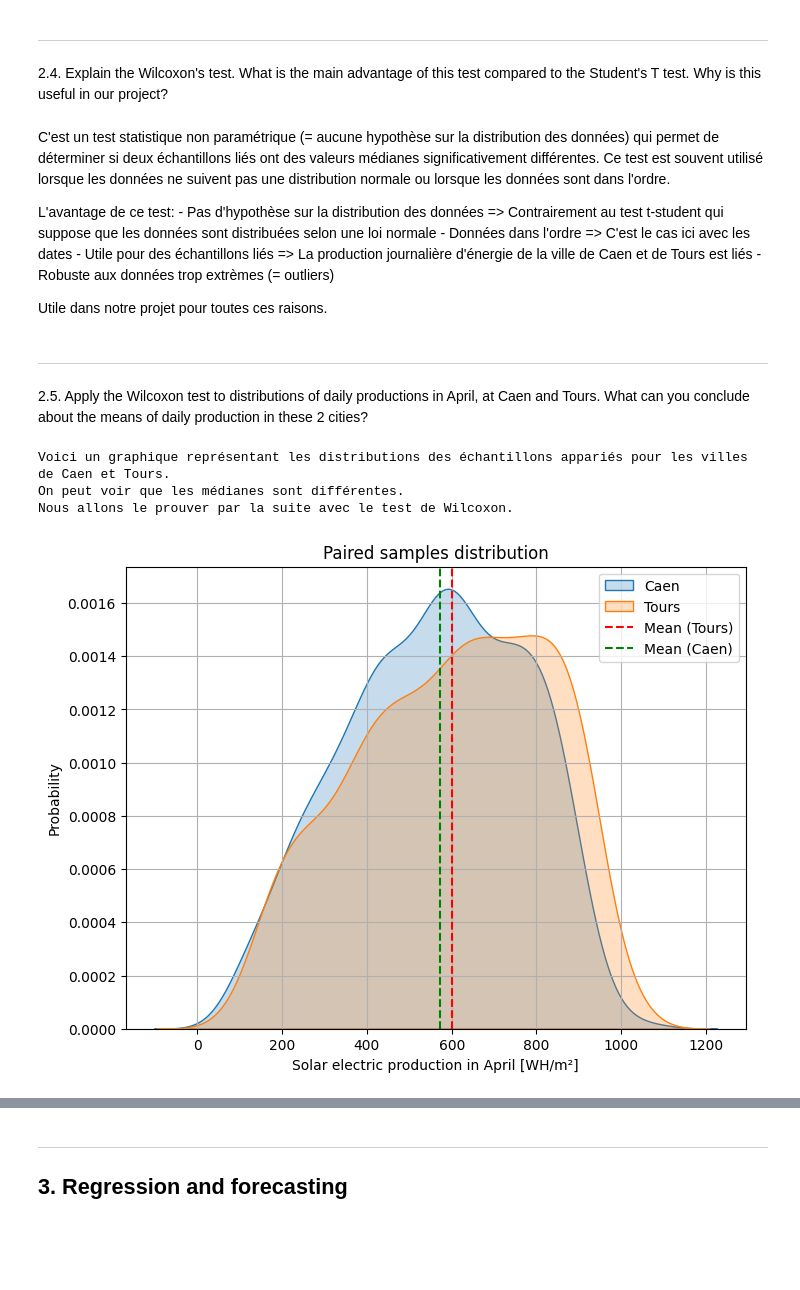
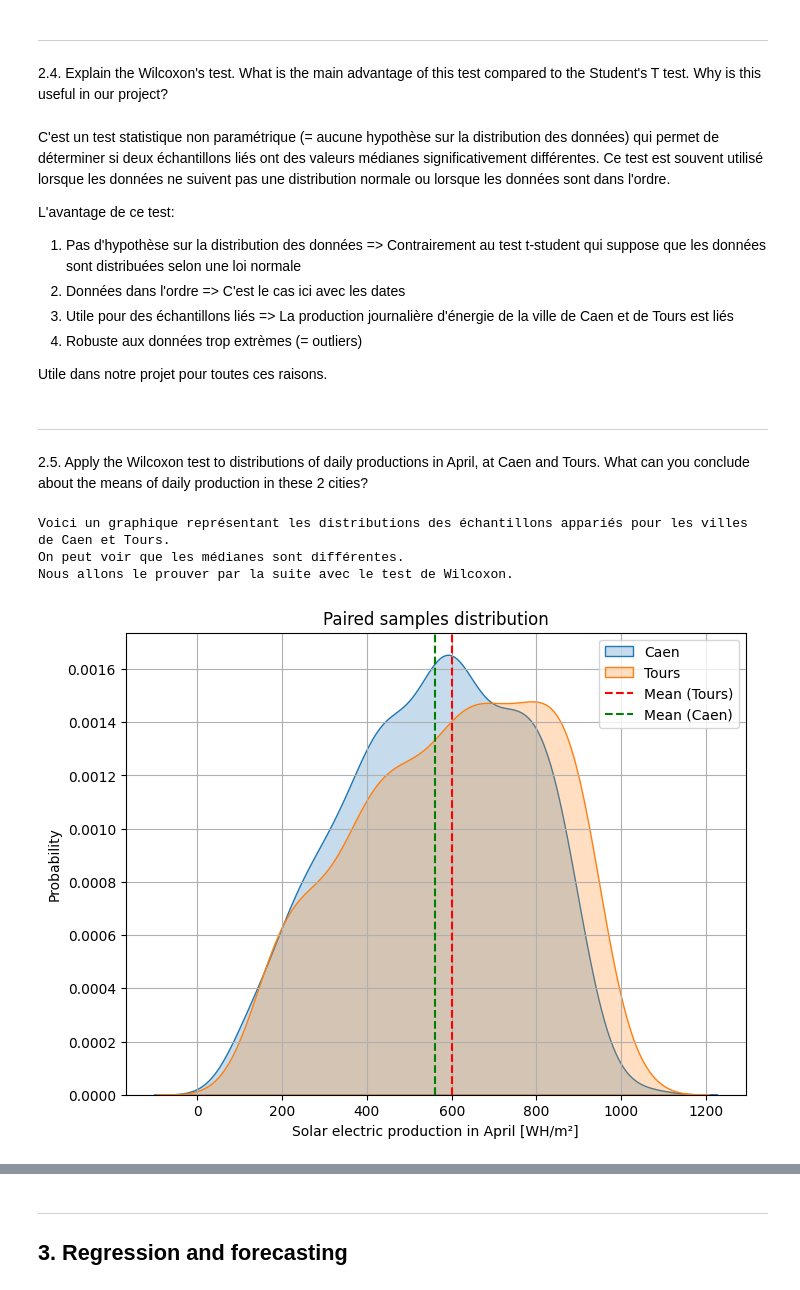
Before and after one commit to Mathis003/LEPL1109-Hackathons, a Jupyter notebook: Hackathon1.ipynb, the cells around one changed output, grey strips where cells are left out. Saved outputs shown, nothing was run; the diff lists cells and outputs as text; code cells hidden in the pictures; blank space fills up the shorter version.

```diff
--- a/Hackathon1.ipynb
+++ b/Hackathon1.ipynb
@@ -542,10 +542,11 @@ C'est un test statistique non paramétrique (= aucune hypothèse sur la distribu
 Ce test est souvent utilisé lorsque les données ne suivent pas une distribution normale ou lorsque les données sont dans l'ordre.
 
 L'avantage de ce test:
-    - Pas d'hypothèse sur la distribution des données => Contrairement au test t-student qui suppose que les données sont distribuées selon une loi normale
-    - Données dans l'ordre => C'est le cas ici avec les dates
-    - Utile pour des échantillons liés => La production journalière d'énergie de la ville de Caen et de Tours est liés
-    - Robuste aux données trop extrèmes (= outliers)
+
+1) Pas d'hypothèse sur la distribution des données => Contrairement au test t-student qui suppose que les données sont distribuées selon une loi normale
+2) Données dans l'ordre => C'est le cas ici avec les dates
+3) Utile pour des échantillons liés => La production journalière d'énergie de la ville de Caen et de Tours est liés
+4) Robuste aux données trop extrèmes (= outliers)
 
 Utile dans notre projet pour toutes ces raisons.
 # %% [markdown]
@@ -554,35 +555,35 @@ Utile dans notre projet pour toutes ces raisons.
 # %%
 print("Voici un graphique représentant les distributions des échantillons appariés pour les villes de Caen et Tours.\nOn peut voir que les médianes sont différentes.\nNous allons le prouver par la suite avec le test de Wilcoxon.")
 
 plt.figure(figsize=(8, 6))
 sns.kdeplot(df_april['Caen'], label='Caen', fill=True)
 sns.kdeplot(df_april['Tours'], label='Tours', fill=True)
 plt.axvline(df_april['Tours'].mean(), color='red', linestyle='--', label='Mean (Tours)')
-plt.axvline(df_april['Caen'].median(), color='green', linestyle='--', label='Mean (Caen)')
+plt.axvline(df_april['Caen'].mean(), color='green', linestyle='--', label='Mean (Caen)')
 plt.xlabel('Solar electric production in April [WH/m²]')
 plt.ylabel('Probability')
 plt.title('Paired samples distribution')
 plt.legend()
 plt.grid()
 plt.show()
 
 print("=== Test de Wilcoxon ===")
 
-stats, p_value = wilcoxon(df_april['Caen'], df_april['Tours'])
+stats, p_value = sc.wilcoxon(df_april['Caen'], df_april['Tours'])
 
-print("\tStatistique de test : {:.2f}".format(stats))
-print("\tErreur acceptée : {:.2f}%".format(100 * alpha))
-print("\tp-valeur : {:.2f}%\n".format(100 * p_value))
+print("\tStatistique de test : {:.3f}".format(stats))
+print("\tErreur acceptée : {:.3f}%".format(100 * alpha))
+print("\tp-valeur : {:.20f}%\n".format(100 * p_value))
 
 if p_value < alpha:
     print("La p-valeur est inférieure à l'erreur acceptée, on rejette l'hypothèse H0.\nLes échantillons sont statistiquement différents.")
-    print("On en déduit que les moyennes des deux villes sont différentes si les échantillons sont statistiquement différents.\n")
+    print("On en déduit directement que les moyennes des deux villes sont différentes.\n")
 else:
     print("La p-valeur est supérieure à l'erreur acceptée, on ne rejette pas l'hypothèse H0.\nLes échantillons sont statistiquement égaux.")
-    print("On en déduit que les moyennes des deux villes sont les mêmes si les échantillons sont statistiquement égaux.\n")
+    print("On en déduit firectement que les moyennes des deux villes sont les mêmes.\n")
 # %% [output]
 Voici un graphique représentant les distributions des échantillons appariés pour les villes de Caen et Tours.
 On peut voir que les médianes sont différentes.
 Nous allons le prouver par la suite avec le test de Wilcoxon.
-[figure, old version]
+[figure, new version]
 === Test de Wilcoxon ===
```
Also changed, not shown: parts of 2 cells of this notebook.
